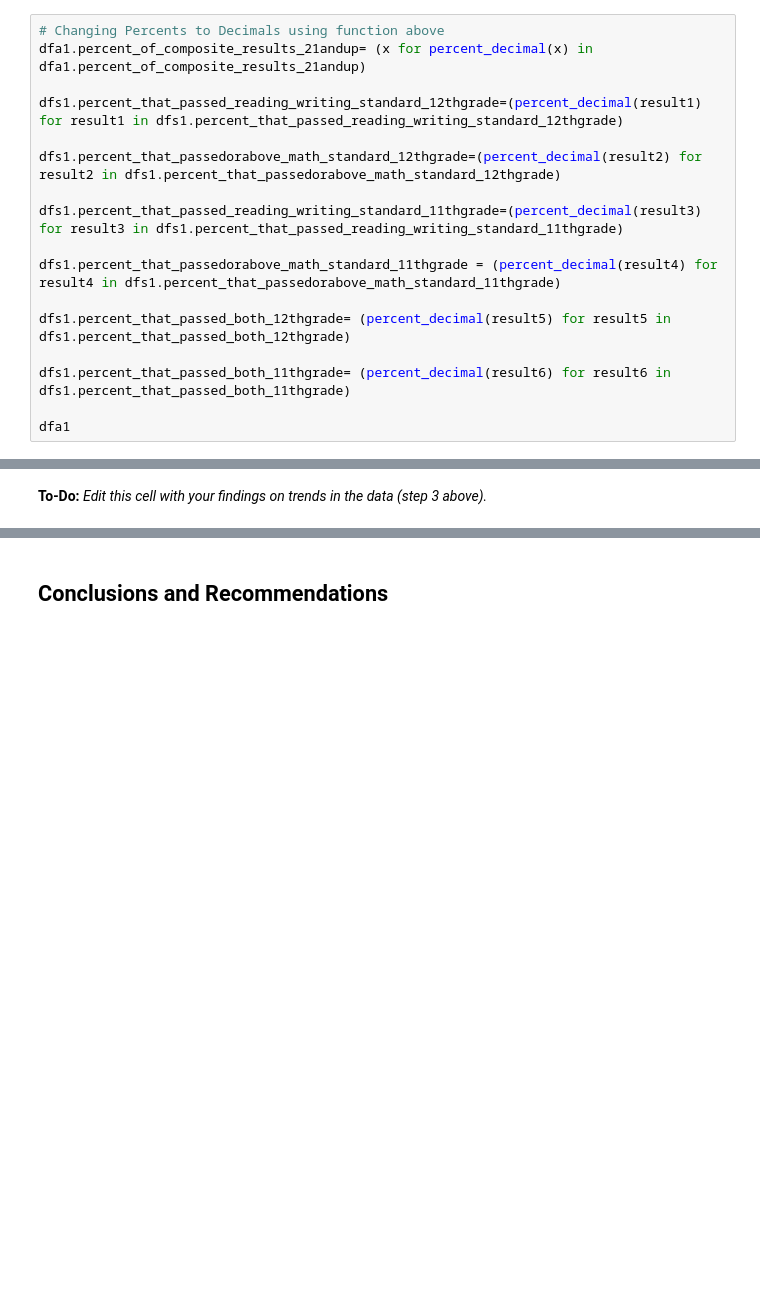
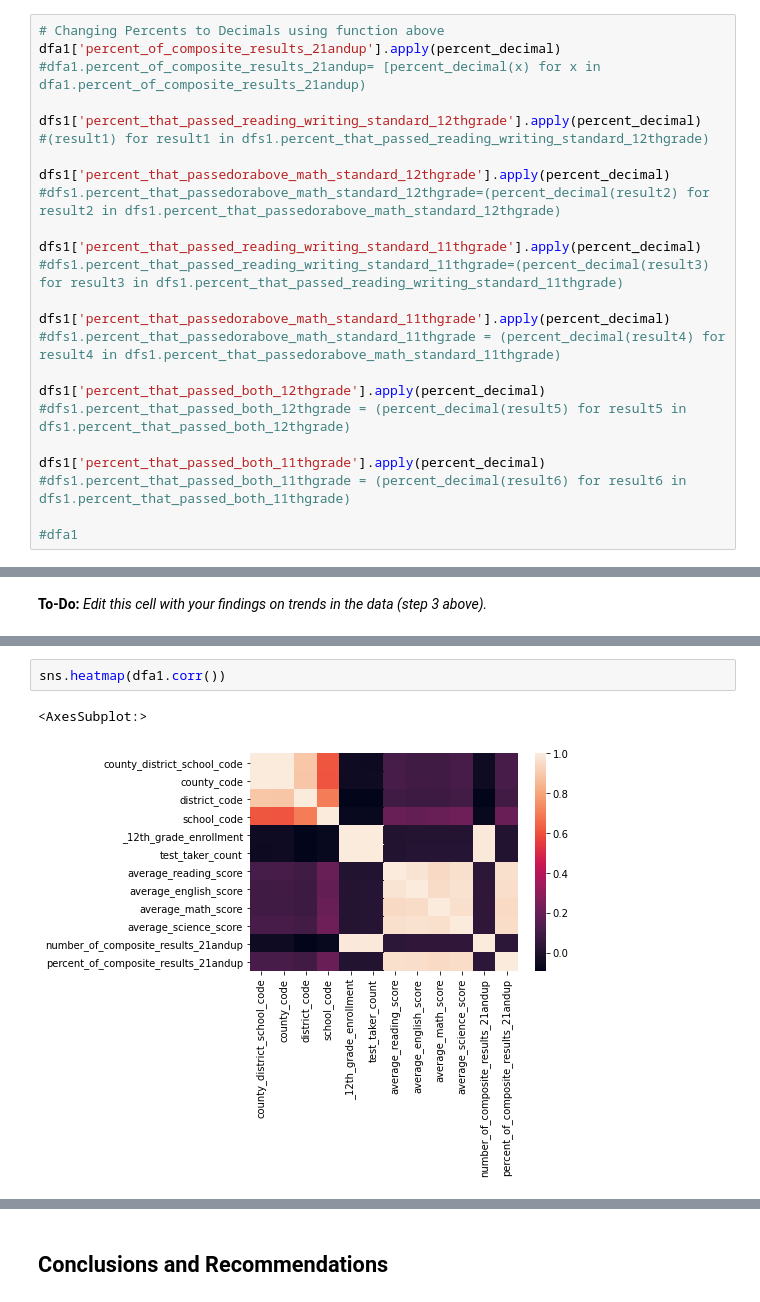
Before and after one commit to vivekbavda/Projects, a Jupyter notebook: code/starter-code.ipynb, the cells around one changed output, grey strips where cells are left out. Cells and saved outputs as stored; diff of their text form; blank space fills up the shorter version.

```diff
--- a/code/starter-code.ipynb
+++ b/code/starter-code.ipynb
@@ -701,19 +739,26 @@ dfa1['county_name'].sort_values()
 Name: county_name, Length: 1421, dtype: object
 # %%
 # Changing Percents to Decimals using function above
-dfa1.percent_of_composite_results_21andup= (x for percent_decimal(x) in dfa1.percent_of_composite_results_21andup)
+dfa1['percent_of_composite_results_21andup'].apply(percent_decimal)
+#dfa1.percent_of_composite_results_21andup= [percent_decimal(x) for x in dfa1.percent_of_composite_results_21andup)
 
-dfs1.percent_that_passed_reading_writing_standard_12thgrade=(percent_decimal(result1) for result1 in dfs1.percent_that_passed_reading_writing_standard_12thgrade)
+dfs1['percent_that_passed_reading_writing_standard_12thgrade'].apply(percent_decimal)
+#(result1) for result1 in dfs1.percent_that_passed_reading_writing_standard_12thgrade)
 
-dfs1.percent_that_passedorabove_math_standard_12thgrade=(percent_decimal(result2) for result2 in dfs1.percent_that_passedorabove_math_standard_12thgrade)
+dfs1['percent_that_passedorabove_math_standard_12thgrade'].apply(percent_decimal)
+#dfs1.percent_that_passedorabove_math_standard_12thgrade=(percent_decimal(result2) for result2 in dfs1.percent_that_passedorabove_math_standard_12thgrade)
 
-dfs1.percent_that_passed_reading_writing_standard_11thgrade=(percent_decimal(result3) for result3 in dfs1.percent_that_passed_reading_writing_standard_11thgrade)
+dfs1['percent_that_passed_reading_writing_standard_11thgrade'].apply(percent_decimal)
+#dfs1.percent_that_passed_reading_writing_standard_11thgrade=(percent_decimal(result3) for result3 in dfs1.percent_that_passed_reading_writing_standard_11thgrade)
 
-dfs1.percent_that_passedorabove_math_standard_11thgrade = (percent_decimal(result4) for result4 in dfs1.percent_that_passedorabove_math_standard_11thgrade)
+dfs1['percent_that_passedorabove_math_standard_11thgrade'].apply(percent_decimal)
+#dfs1.percent_that_passedorabove_math_standard_11thgrade = (percent_decimal(result4) for result4 in dfs1.percent_that_passedorabove_math_standard_11thgrade)
 
-dfs1.percent_that_passed_both_12thgrade= (percent_decimal(result5) for result5 in dfs1.percent_that_passed_both_12thgrade)
+dfs1['percent_that_passed_both_12thgrade'].apply(percent_decimal)
+#dfs1.percent_that_passed_both_12thgrade = (percent_decimal(result5) for result5 in dfs1.percent_that_passed_both_12thgrade)
 
-dfs1.percent_that_passed_both_11thgrade= (percent_decimal(result6) for result6 in dfs1.percent_that_passed_both_11thgrade)
+dfs1['percent_that_passed_both_11thgrade'].apply(percent_decimal)
+#dfs1.percent_that_passed_both_11thgrade = (percent_decimal(result6) for result6 in dfs1.percent_that_passed_both_11thgrade)
 
-dfa1
+#dfa1
 # %% [output]
@@ -930,0 +1110,5 @@ Here are some prompts to get you started with visualizations. Feel free to add a
+# %%
+sns.heatmap(dfa1.corr())
+# %% [output]
+<AxesSubplot:>
+[figure, added]
```
Also changed, not shown: parts of 22 cells of this notebook.
